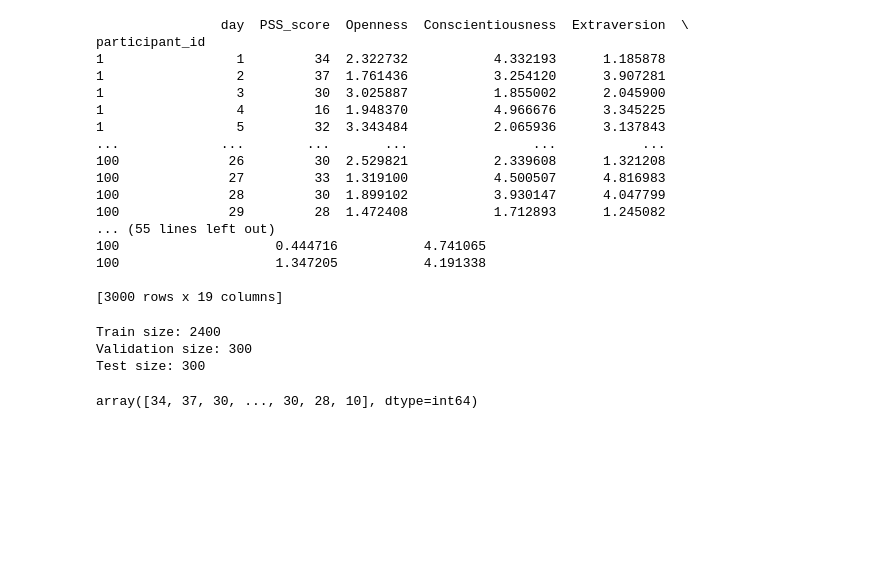
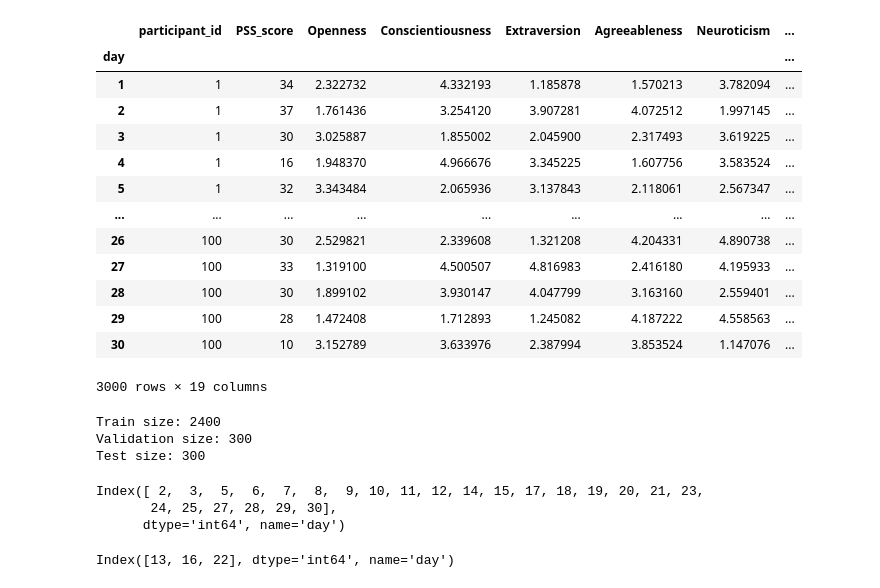
Before and after one commit to akennerhed/group15project, a Jupyter notebook: cross_validation.ipynb, the cells around one changed output. Drawn from its saved outputs; the diff is of its cells as text; code cells hidden in the pictures; blank space fills up the shorter version.

```diff
--- a/cross_validation.ipynb
+++ b/cross_validation.ipynb
@@ -6,22 +8,19 @@ from sklearn import tree
 import matplotlib.pyplot as plt
 # %%
-df = pd.read_csv("stress_detection.csv", index_col=0)
-print(df)
+df = pd.read_csv("stress_detection.csv", index_col=1)
+df
 # %% [output]
+|  | participant_id | PSS_score | Openness | Conscientiousness | Extraversion | Agreeableness | Neuroticism | ... |
+| day |  |  |  |  |  |  |  | ... |
+| 1 | 1 | 34 | 2.322732 | 4.332193 | 1.185878 | 1.570213 | 3.782094 | ... |
+| 2 | 1 | 37 | 1.761436 | 3.254120 | 3.907281 | 4.072512 | 1.997145 | ... |
+| 3 | 1 | 30 | 3.025887 | 1.855002 | 2.045900 | 2.317493 | 3.619225 | ... |
+| 4 | 1 | 16 | 1.948370 | 4.966676 | 3.345225 | 1.607756 | 3.583524 | ... |
+| 5 | 1 | 32 | 3.343484 | 2.065936 | 3.137843 | 2.118061 | 2.567347 | ... |
+| ... | ... | ... | ... | ... | ... | ... | ... | ... |
+| 26 | 100 | 30 | 2.529821 | 2.339608 | 1.321208 | 4.204331 | 4.890738 | ... |
+| 27 | 100 | 33 | 1.319100 | 4.500507 | 4.816983 | 2.416180 | 4.195933 | ... |
+| 28 | 100 | 30 | 1.899102 | 3.930147 | 4.047799 | 3.163160 | 2.559401 | ... |
+| 29 | 100 | 28 | 1.472408 | 1.712893 | 1.245082 | 4.187222 | 4.558563 | ... |
+| 30 | 100 | 10 | 3.152789 | 3.633976 | 2.387994 | 3.853524 | 1.147076 | ... |
-                day  PSS_score  Openness  Conscientiousness  Extraversion  \
-participant_id
-1                 1         34  2.322732           4.332193      1.185878
-1                 2         37  1.761436           3.254120      3.907281
-1                 3         30  3.025887           1.855002      2.045900
-1                 4         16  1.948370           4.966676      3.345225
-1                 5         32  3.343484           2.065936      3.137843
-...             ...        ...       ...                ...           ...
-100              26         30  2.529821           2.339608      1.321208
-100              27         33  1.319100           4.500507      4.816983
-100              28         30  1.899102           3.930147      4.047799
-100              29         28  1.472408           1.712893      1.245082
-... (55 lines left out)
-100                    0.444716           4.741065
-100                    1.347205           4.191338
-
-[3000 rows x 19 columns]
+3000 rows × 19 columns
@@ -61,4 +65,10 @@ y = train_data.PSS_score
-# %%
-y.values
-# %% [output]
-array([34, 37, 30, ..., 30, 28, 10], dtype=int64)
+# %%
+train_data.index.unique()
+# %% [output]
+Index([ 2,  3,  5,  6,  7,  8,  9, 10, 11, 12, 14, 15, 17, 18, 19, 20, 21, 23,
+       24, 25, 27, 28, 29, 30],
+      dtype='int64', name='day')
+# %%
+test_data.index.unique()
+# %% [output]
+Index([13, 16, 22], dtype='int64', name='day')
```
Also changed, not shown: parts of 14 cells of this notebook, 1 other file.
